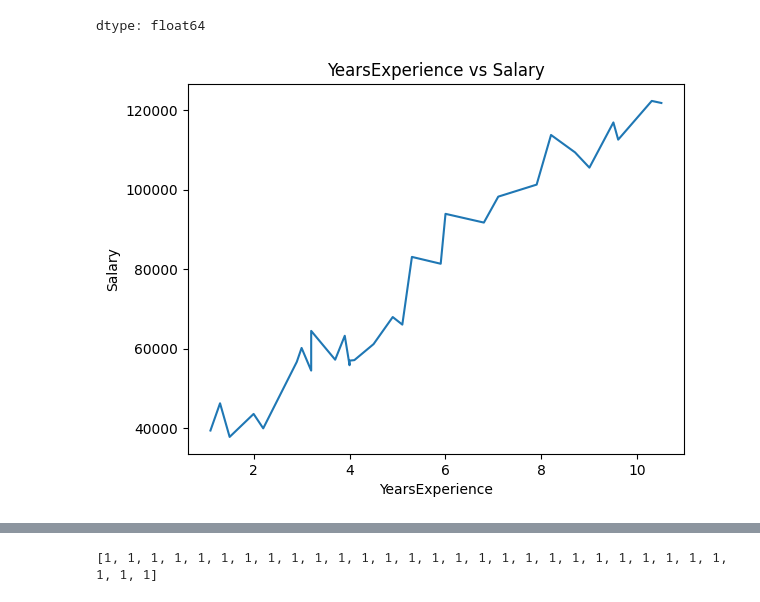
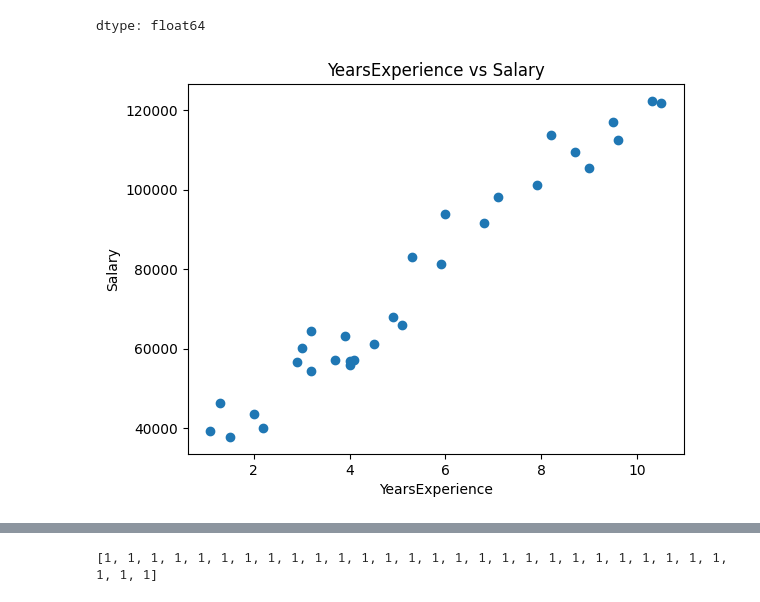
Before and after one commit to Manivardhan2250/SML_2303A52250_Batch_43, a Jupyter notebook: SML_Assignment_7.ipynb, the cells around one changed output, grey strips where cells are left out. Cells and saved outputs as stored; diff of their text form; code cells hidden in the pictures.

```diff
--- a/SML_Assignment_7.ipynb
+++ b/SML_Assignment_7.ipynb
@@ -68,13 +68,13 @@ x
 | 29 | 10.5 |
 dtype: float64
 # %%
-plt.plot(x, y)
+plt.scatter(x, y)
 plt.title('YearsExperience vs Salary')
 plt.xlabel('YearsExperience')
 plt.ylabel('Salary')
 plt.show()
 # %% [output]
-[figure, old version]
+[figure, new version]
 # %%
 w0=1
 w1=1
```
Also changed, not shown: parts of 4 cells of this notebook.
